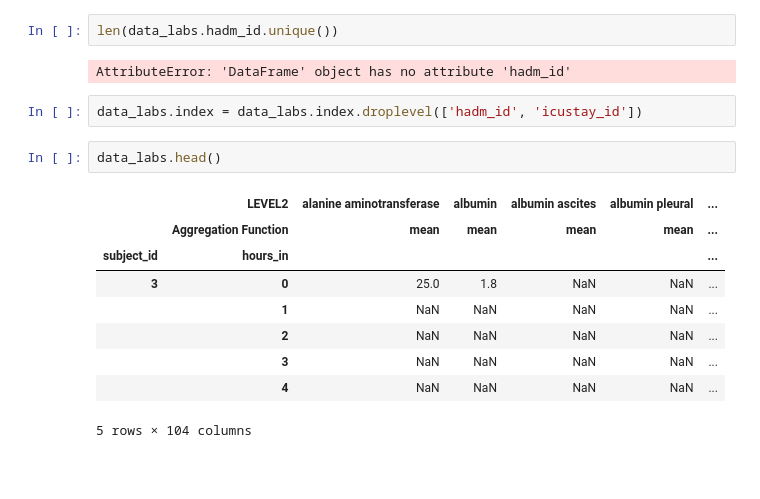
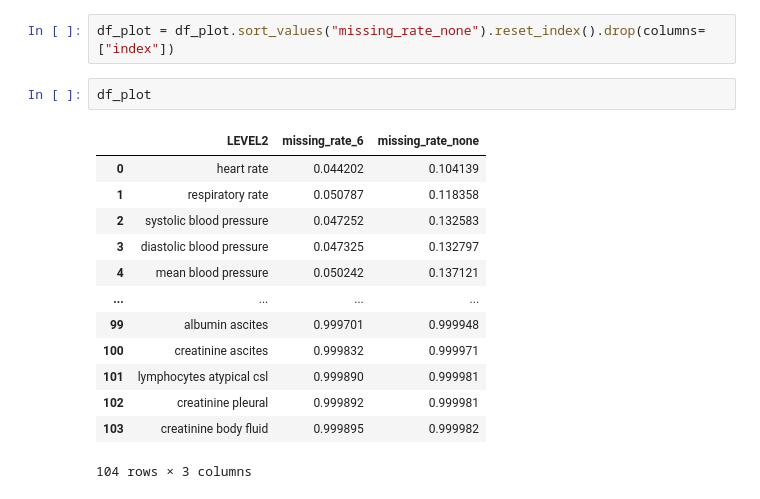
Before and after one commit to ngiesa/mi_icu, a Jupyter notebook: mimic_preprocessing.ipynb, the cells around one changed output. Drawn from its saved outputs; the diff is of its cells as text; blank space fills up the shorter version.

```diff
--- a/mimic_preprocessing.ipynb
+++ b/mimic_preprocessing.ipynb
@@ -229,18 +63,18 @@ data_labs.reset_index().head()
-# %%
-len(data_labs.hadm_id.unique())
-# %% [output]
-AttributeError: 'DataFrame' object has no attribute 'hadm_id'
-# %%
-data_labs.index = data_labs.index.droplevel(['hadm_id', 'icustay_id'])
-# %%
-data_labs.head()
-# %% [output]
-|  | LEVEL2 | alanine aminotransferase | albumin | albumin ascites | albumin pleural | ... |
-|  | Aggregation Function | mean | mean | mean | mean | ... |
-| subject_id | hours_in |  |  |  |  | ... |
-| 3 | 0 | 25.0 | 1.8 | NaN | NaN | ... |
-|  | 1 | NaN | NaN | NaN | NaN | ... |
-|  | 2 | NaN | NaN | NaN | NaN | ... |
-|  | 3 | NaN | NaN | NaN | NaN | ... |
-|  | 4 | NaN | NaN | NaN | NaN | ... |
-5 rows × 104 columns
+# %%
+df_plot = df_plot.sort_values("missing_rate_none").reset_index().drop(columns=["index"])
+# %%
+df_plot
+# %% [output]
+|  | LEVEL2 | missing_rate_6 | missing_rate_none |
+| 0 | heart rate | 0.044202 | 0.104139 |
+| 1 | respiratory rate | 0.050787 | 0.118358 |
+| 2 | systolic blood pressure | 0.047252 | 0.132583 |
+| 3 | diastolic blood pressure | 0.047325 | 0.132797 |
+| 4 | mean blood pressure | 0.050242 | 0.137121 |
+| ... | ... | ... | ... |
+| 99 | albumin ascites | 0.999701 | 0.999948 |
+| 100 | creatinine ascites | 0.999832 | 0.999971 |
+| 101 | lymphocytes atypical csl | 0.999890 | 0.999981 |
+| 102 | creatinine pleural | 0.999892 | 0.999981 |
+| 103 | creatinine body fluid | 0.999895 | 0.999982 |
+104 rows × 3 columns
```
Also changed, not shown: parts of 35 cells of this notebook, 11 other files.
